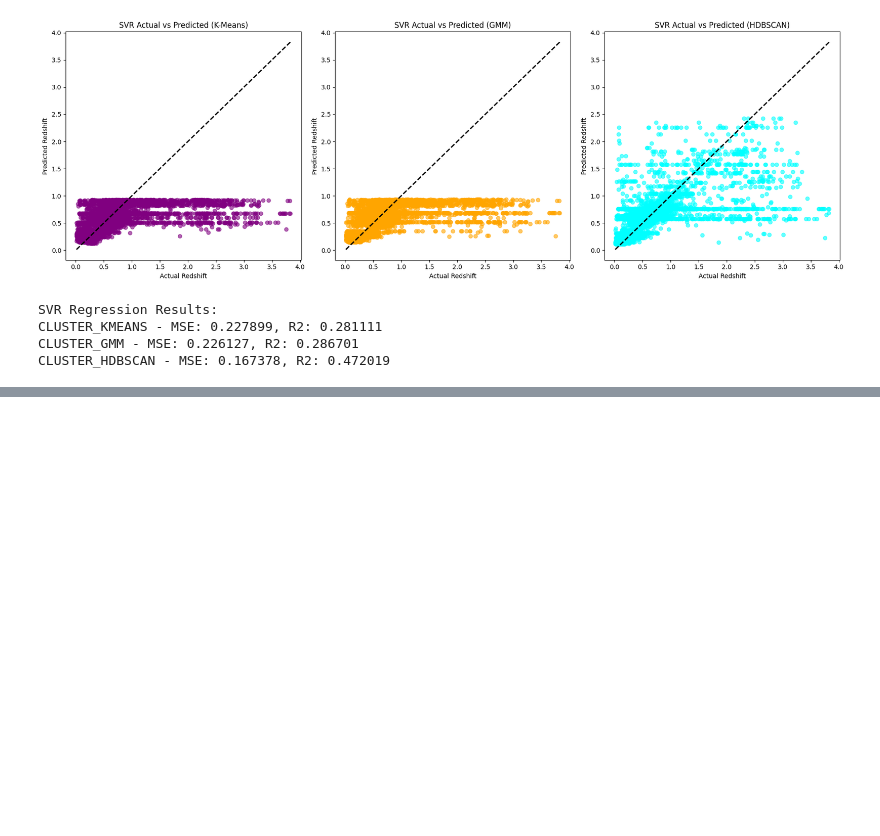
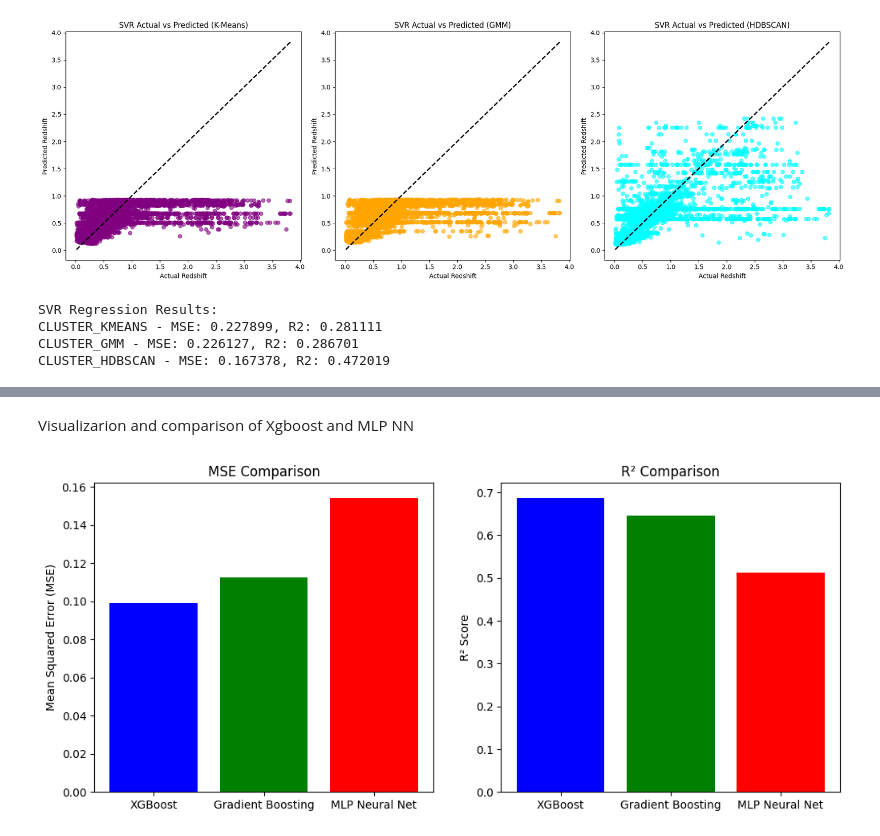
Before and after one commit to Chloy02/Photometric_Redshift_Estimation, a Jupyter notebook: Data_processing_and_model/Hybrid_Model.ipynb, the cells around one changed output, grey strips where cells are left out. Drawn from its saved outputs; the diff is of its cells as text; code cells hidden in the pictures; blank space fills up the shorter version.

Commit message:
Added XGBoost, Gradient boost and MLP NN To try for better accuracy in prediction

```diff
--- a/Data_processing_and_model/Hybrid_Model.ipynb
+++ b/Data_processing_and_model/Hybrid_Model.ipynb
@@ -333,0 +411,23 @@ CLUSTER_HDBSCAN - MSE: 0.167378, R2: 0.472019
+# %% [markdown]
+Visualizarion and comparison of Xgboost and MLP NN
+# %%
+# ---- PLOT COMPARISON ----
+models = ['XGBoost', 'Gradient Boosting', 'MLP Neural Net']
+mse_scores = [mse_xgb, mse_gbr, mse_mlp]
+r2_scores = [r2_xgb, r2_gbr, r2_mlp]
+
+fig, ax = plt.subplots(1, 2, figsize=(12, 5))
+
+# MSE Plot
+ax[0].bar(models, mse_scores, color=['blue', 'green', 'red'])
+ax[0].set_ylabel("Mean Squared Error (MSE)")
+ax[0].set_title("MSE Comparison")
+
+# R2 Score Plot
+ax[1].bar(models, r2_scores, color=['blue', 'green', 'red'])
+ax[1].set_ylabel("R² Score")
+ax[1].set_title("R² Comparison")
+
+plt.show()
+# %% [output]
+[figure, added]
```
Also changed, not shown: parts of 3 cells of this notebook, 1 other file.
